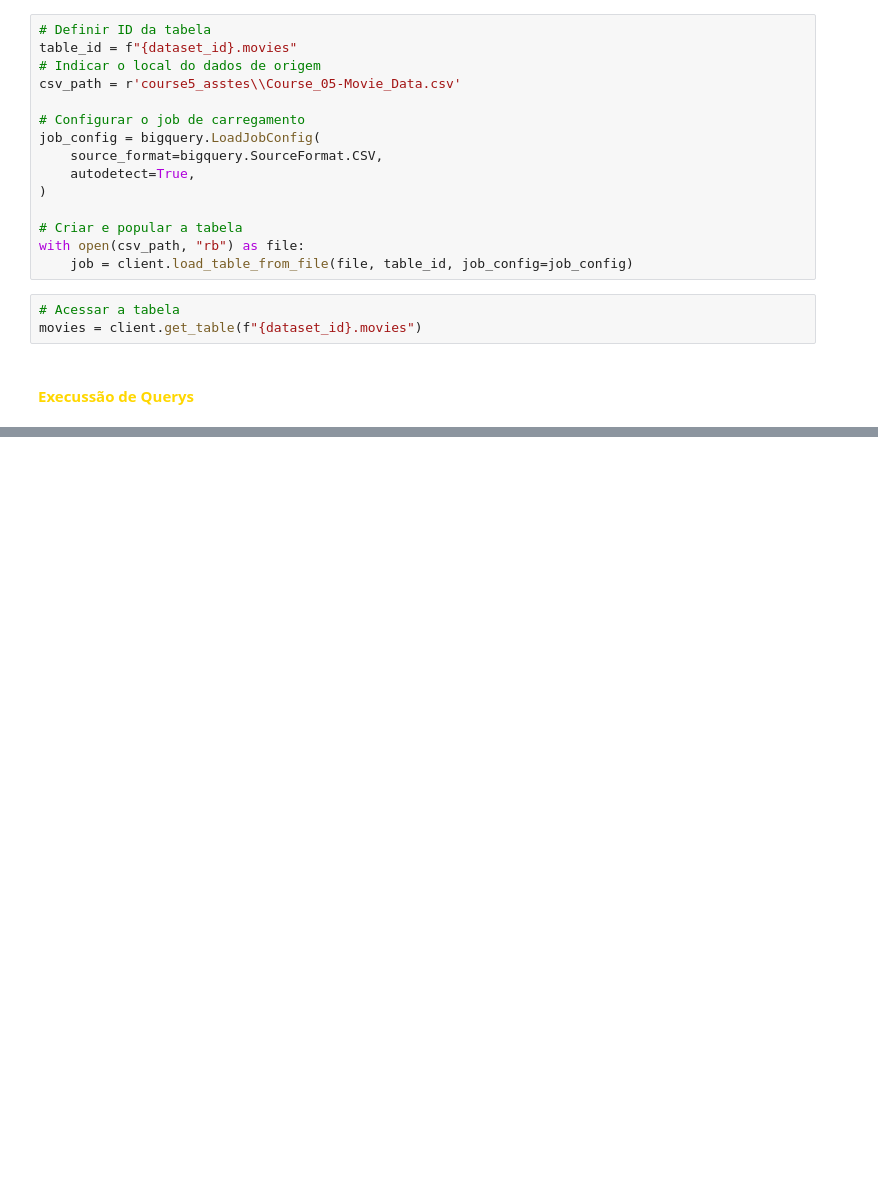
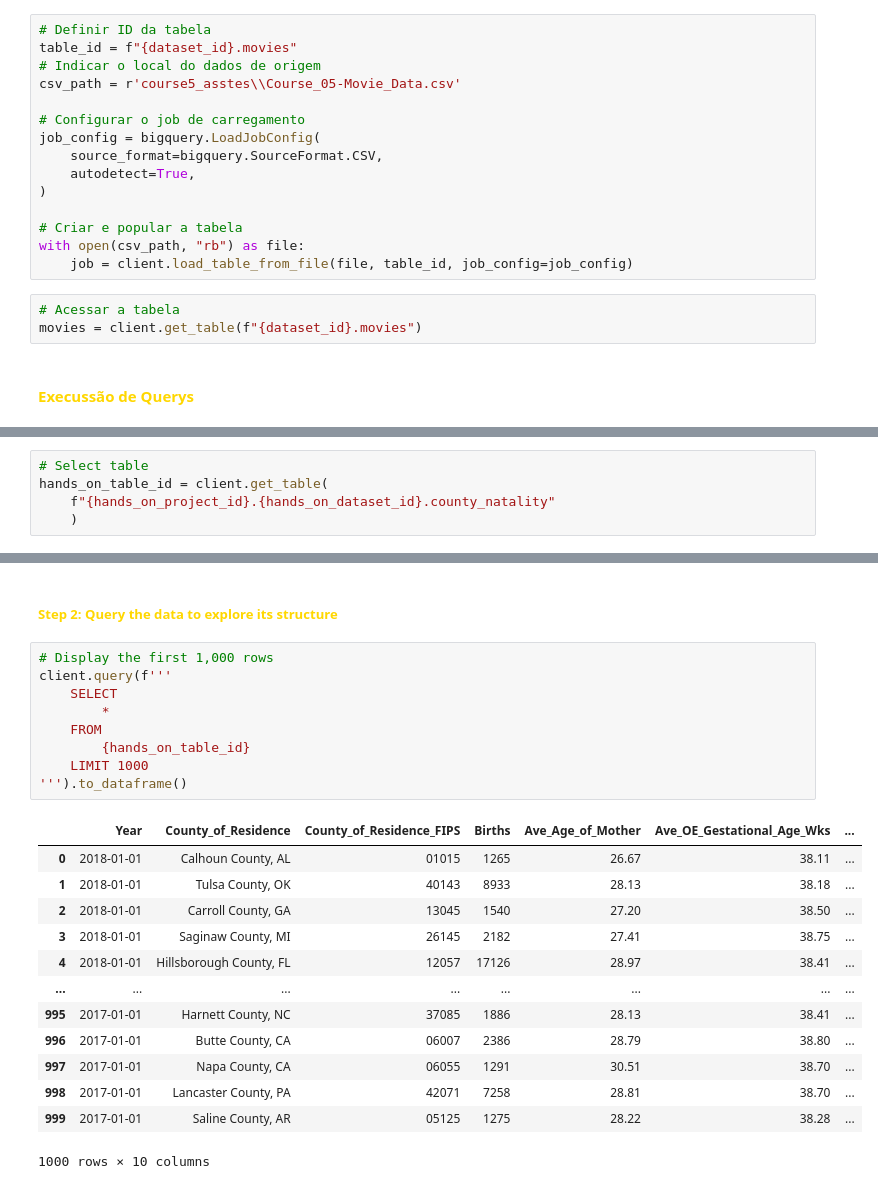
Before and after one commit to fabiano-sr/Google-Data_Analytics_Professional_Certificate, a Jupyter notebook: Course_05-BigQuery_Analysis.ipynb, the cells around one changed output, grey strips where cells are left out. Cells and saved outputs as stored; diff of their text form; blank space fills up the shorter version.

```diff
--- a/Course_05-BigQuery_Analysis.ipynb
+++ b/Course_05-BigQuery_Analysis.ipynb
@@ -79,0 +194,5 @@ WHERE
+# %%
+# Select table
+hands_on_table_id = client.get_table(
+    f"{hands_on_project_id}.{hands_on_dataset_id}.county_natality"
+    )
@@ -79,0 +263,25 @@ WHERE
+# %% [markdown]
+##### <span style="color: gold;">Step 2: Query the data to explore its structure</span>
+# %%
+# Display the first 1,000 rows
+client.query(f'''
+    SELECT
+        *
+    FROM
+        {hands_on_table_id}
+    LIMIT 1000
+''').to_dataframe()
+# %% [output]
+|  | Year | County_of_Residence | County_of_Residence_FIPS | Births | Ave_Age_of_Mother | Ave_OE_Gestational_Age_Wks | ... |
+| 0 | 2018-01-01 | Calhoun County, AL | 01015 | 1265 | 26.67 | 38.11 | ... |
+| 1 | 2018-01-01 | Tulsa County, OK | 40143 | 8933 | 28.13 | 38.18 | ... |
+| 2 | 2018-01-01 | Carroll County, GA | 13045 | 1540 | 27.20 | 38.50 | ... |
+| 3 | 2018-01-01 | Saginaw County, MI | 26145 | 2182 | 27.41 | 38.75 | ... |
+| 4 | 2018-01-01 | Hillsborough County, FL | 12057 | 17126 | 28.97 | 38.41 | ... |
+| ... | ... | ... | ... | ... | ... | ... | ... |
+| 995 | 2017-01-01 | Harnett County, NC | 37085 | 1886 | 28.13 | 38.41 | ... |
+| 996 | 2017-01-01 | Butte County, CA | 06007 | 2386 | 28.79 | 38.80 | ... |
+| 997 | 2017-01-01 | Napa County, CA | 06055 | 1291 | 30.51 | 38.70 | ... |
+| 998 | 2017-01-01 | Lancaster County, PA | 42071 | 7258 | 28.81 | 38.70 | ... |
+| 999 | 2017-01-01 | Saline County, AR | 05125 | 1275 | 28.22 | 38.28 | ... |
+1000 rows × 10 columns
```
Also changed, not shown: parts of 28 cells of this notebook, 7 other files.
